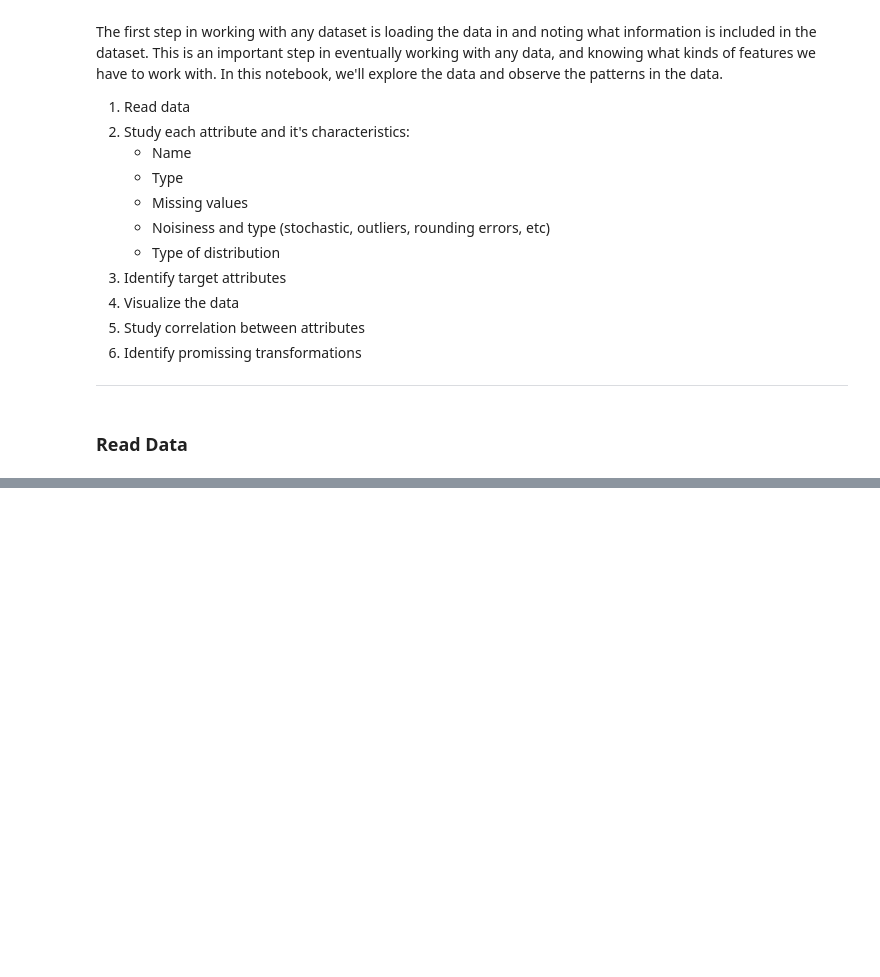
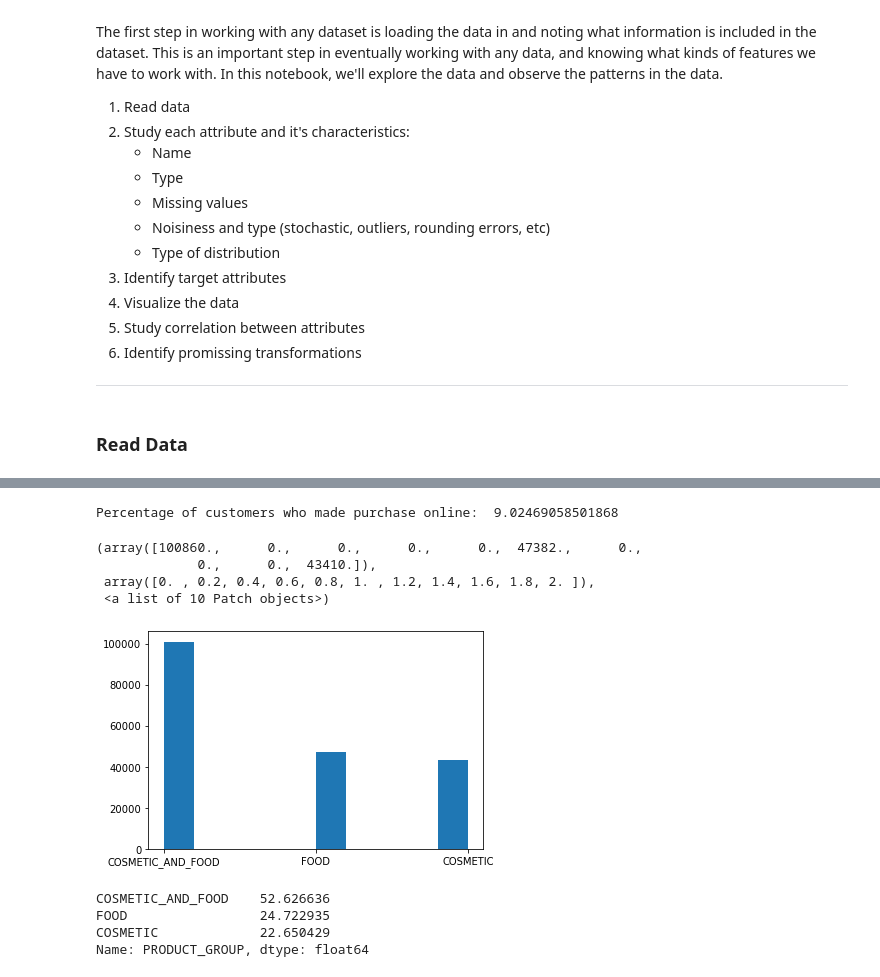
Before and after one commit to itirkaa/Arvato-Customer-Segmentation, a Jupyter notebook: 1_Data_Exploration.ipynb, the cells around one changed output, grey strips where cells are left out. Saved outputs shown, nothing was run; the diff lists cells and outputs as text; code cells hidden in the pictures; blank space fills up the shorter version.

```diff
--- a/1_Data_Exploration.ipynb
+++ b/1_Data_Exploration.ipynb
@@ -67,0 +204,23 @@ customers.head(10)
+# %%
+# % of customers who bought products online
+online_pct = (sum(customers_clean.loc[:, 'ONLINE_PURCHASE']) / customers_clean.index.size) * 100
+
+print("Percentage of customers who made purchase online: ", online_pct)
+# %% [output]
+Percentage of customers who made purchase online:  9.02469058501868
+# %%
+plt.hist(customers_clean.loc[:, 'PRODUCT_GROUP'])
+# %% [output]
+(array([100860.,      0.,      0.,      0.,      0.,  47382.,      0.,
+             0.,      0.,  43410.]),
+ array([0. , 0.2, 0.4, 0.6, 0.8, 1. , 1.2, 1.4, 1.6, 1.8, 2. ]),
+ <a list of 10 Patch objects>)
+[figure, added]
+# %%
+# Percentage of
+customers_clean.loc[:, 'PRODUCT_GROUP'].value_counts() * 100 / customers_clean.index.size
+# %% [output]
+COSMETIC_AND_FOOD    52.626636
+FOOD                 24.722935
+COSMETIC             22.650429
+Name: PRODUCT_GROUP, dtype: float64
```
Also changed, not shown: parts of 25 cells of this notebook.
